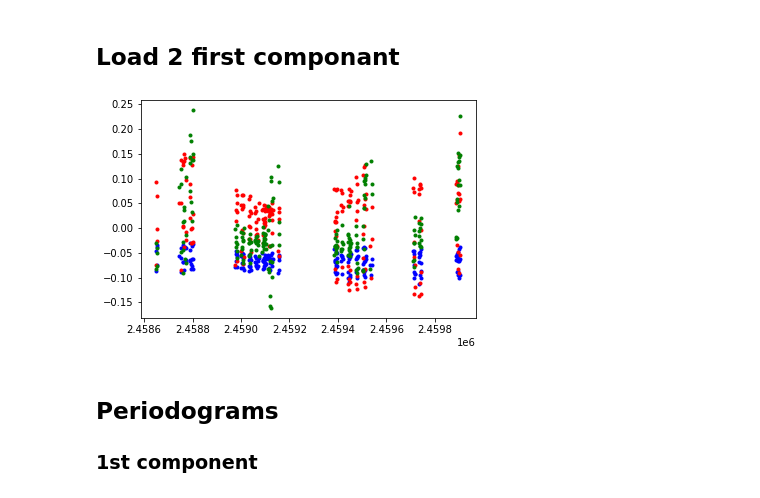
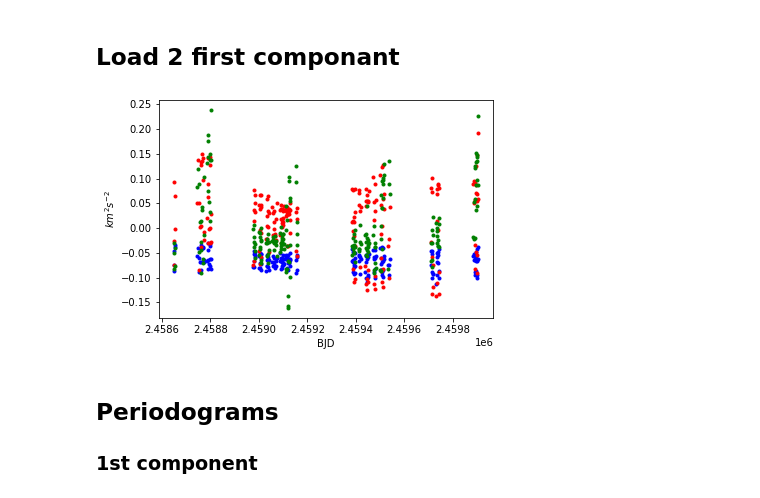
Before and after one commit to Paul-Charpentier/SPCAndie, a Jupyter notebook: GwPCA.ipynb, the cells around one changed output. Saved outputs shown, nothing was run; the diff lists cells and outputs as text; code cells hidden in the pictures.

```diff
--- a/GwPCA.ipynb
+++ b/GwPCA.ipynb
@@ -31,12 +31,14 @@ times = np.load('/home/paul/Bureau/IRAP/TablesAU_MIC/readyforwPCA_epoc.npy')
 # %%
 plt.plot(times[:-1], eigen2vectors[0], 'b.')
 plt.plot(times[:-1], eigen2vectors[1], 'r.')
 plt.plot(times[:-1], eigen2vectors[2], 'g.')
+plt.xlabel('BJD')
+plt.ylabel('$km^2 s^{-2}$')
 #plt.plot(times[:-1], eigen2vectors[3], 'r.')
 
 plt.show()
 # %% [output]
-[figure, old version]
+[figure, new version]
 # %% [markdown]
 ## Periodograms
 ### 1st component
```
Also changed, not shown: parts of 2 cells of this notebook.
